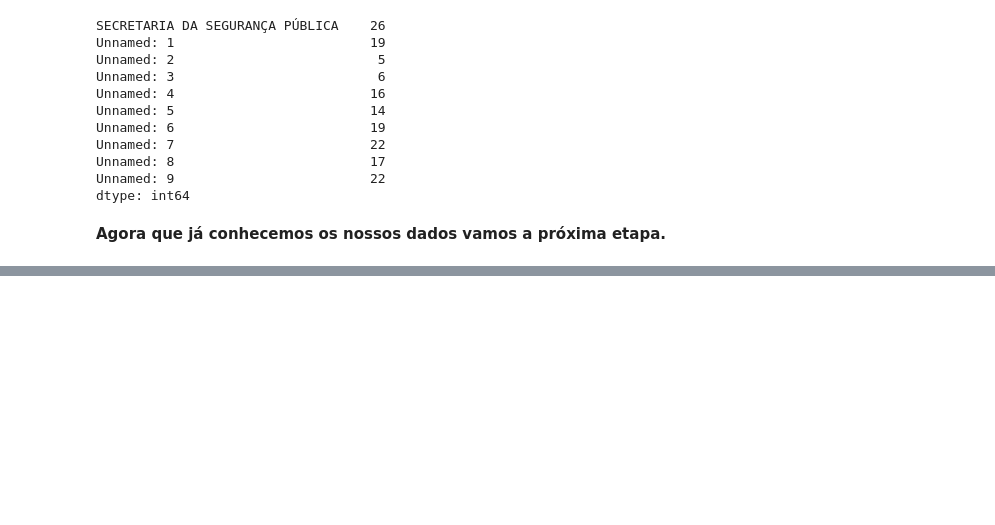
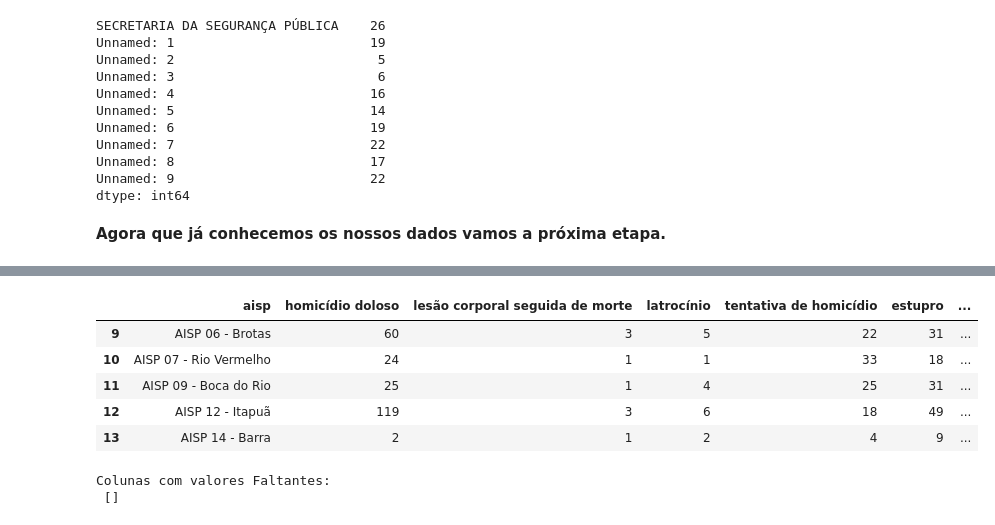
Before and after one commit to jcpsantos/projeto_safe_salvador, a Jupyter notebook: dados_seg_pub_ssa.ipynb, the cells around one changed output, grey strips where cells are left out. Drawn from its saved outputs; the diff is of its cells as text; code cells hidden in the pictures; blank space fills up the shorter version.

```diff
--- a/dados_seg_pub_ssa.ipynb
+++ b/dados_seg_pub_ssa.ipynb
@@ -242,0 +287,17 @@ dtype: int64
+# %%
+#Verificando se as alterações foram realizadas
+ds2015.head()
+# %% [output]
+|  | aisp | homicídio doloso | lesão corporal seguida de morte | latrocínio | tentativa de homicídio | estupro | ... |
+| 9 | AISP 06 - Brotas | 60 | 3 | 5 | 22 | 31 | ... |
+| 10 | AISP 07 - Rio Vermelho | 24 | 1 | 1 | 33 | 18 | ... |
+| 11 | AISP 09 - Boca do Rio | 25 | 1 | 4 | 25 | 31 | ... |
+| 12 | AISP 12 - Itapuã | 119 | 3 | 6 | 18 | 49 | ... |
+| 13 | AISP 14 - Barra | 2 | 1 | 2 | 4 | 9 | ... |
+# %%
+#Vamos verificar se tem açguma coluna com valores faltantes
+print("Colunas com valores Faltantes: \n {0} \n".format(
+    ds2016.columns[ds2016.isnull().any()].values))
+# %% [output]
+Colunas com valores Faltantes:
+ []
```
Also changed, not shown: parts of 9 cells of this notebook.
